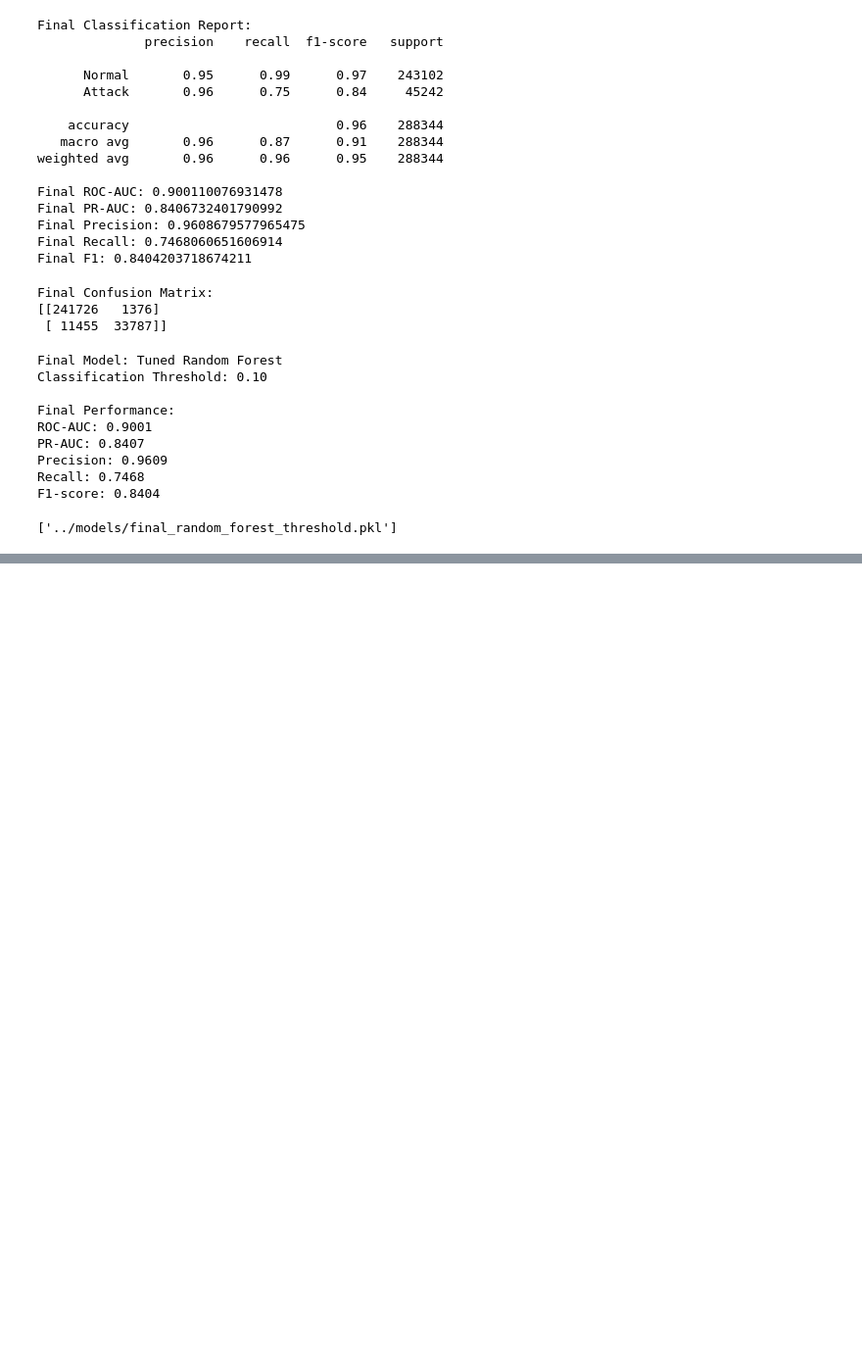
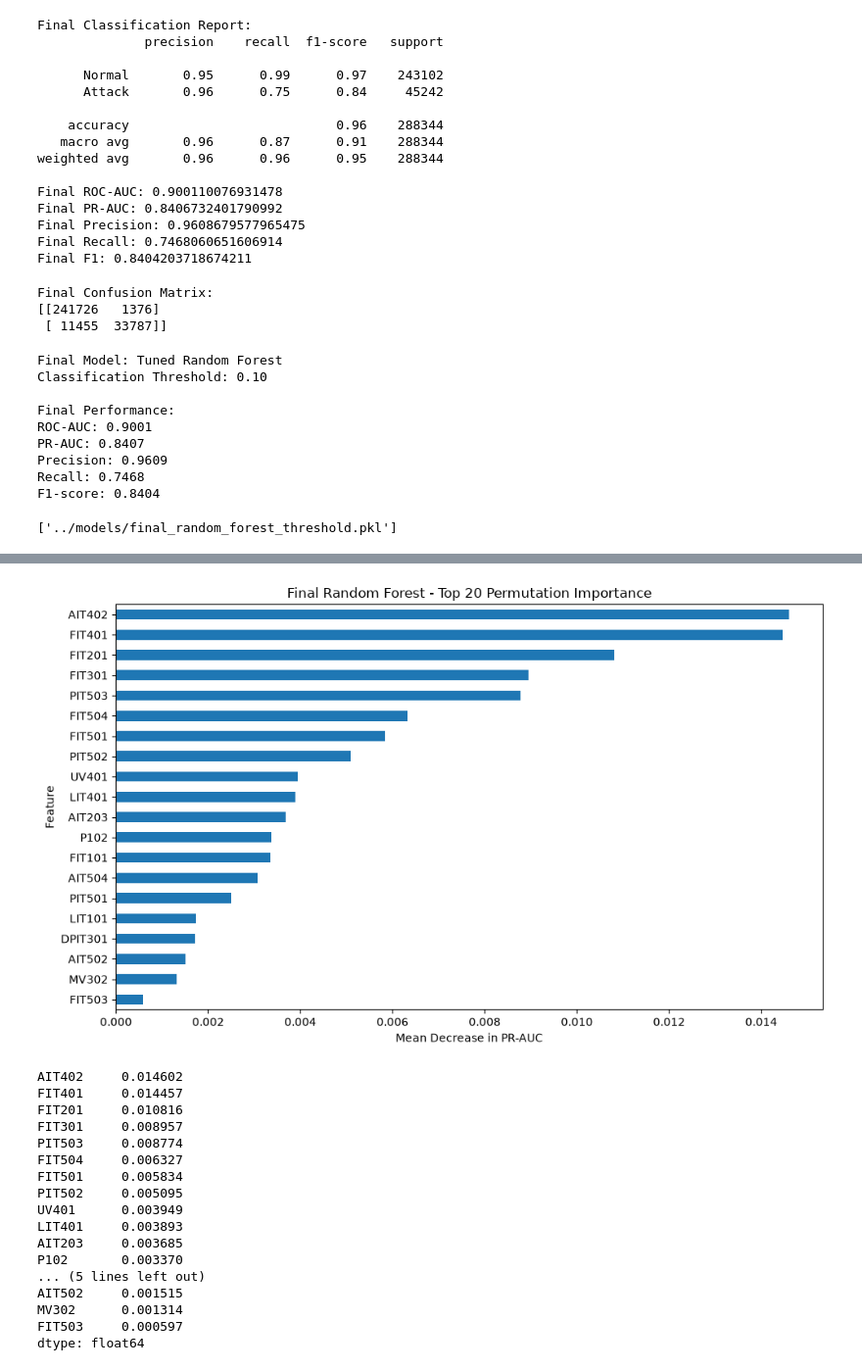
Before and after one commit to HlaMohd/Capstone-Project, a Jupyter notebook: notebooks/07_Final_Model.ipynb, the cells around one changed output, grey strips where cells are left out. Shown at 98% size. Drawn from its saved outputs; the diff is of its cells as text; code cells hidden in the pictures; blank space fills up the shorter version.

```diff
--- a/notebooks/07_Final_Model.ipynb
+++ b/notebooks/07_Final_Model.ipynb
@@ -458,0 +589,46 @@ joblib.dump(
+# %%
+
+# Plot Top 20 Permutation Importance
+
+plt.figure(figsize=(10, 6))
+
+perm_results.head(20).sort_values().plot(
+    kind="barh"
+)
+
+plt.title(
+    "Final Random Forest - Top 20 Permutation Importance"
+)
+
+plt.xlabel("Mean Decrease in PR-AUC")
+plt.ylabel("Feature")
+
+plt.tight_layout()
+
+plt.savefig(
+    "../images/final_random_forest_permutation_importance.png",
+    dpi=300,
+    bbox_inches="tight"
+)
+
+plt.show()
+print(perm_results.head(20))
+# %% [output]
+[figure, added]
+AIT402     0.014602
+FIT401     0.014457
+FIT201     0.010816
+FIT301     0.008957
+PIT503     0.008774
+FIT504     0.006327
+FIT501     0.005834
+PIT502     0.005095
+UV401      0.003949
+LIT401     0.003893
+AIT203     0.003685
+P102       0.003370
+... (5 lines left out)
+AIT502     0.001515
+MV302      0.001314
+FIT503     0.000597
+dtype: float64
```
Also changed, not shown: parts of 5 cells of this notebook, 3 other files.
